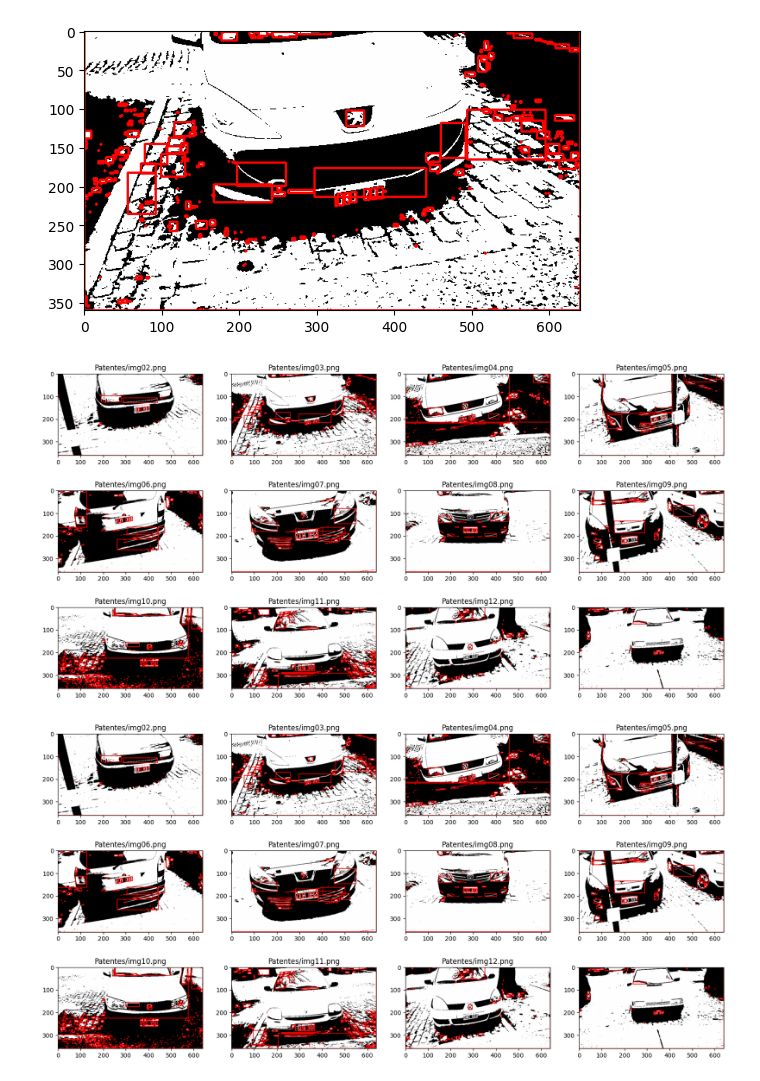
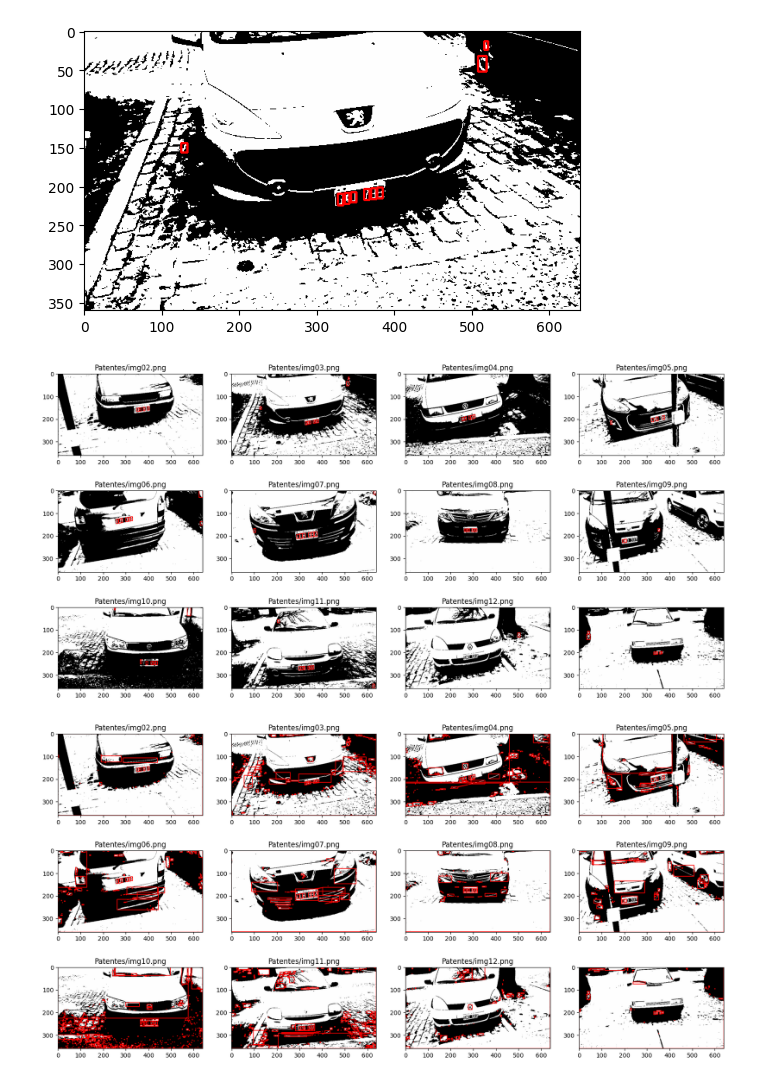
Before and after one commit to augustofarias2/TP2-Imagenes, a Jupyter notebook: prueba.ipynb, the cells around one changed output. Saved outputs shown, nothing was run; the diff lists cells and outputs as text; code cells hidden in the pictures.

```diff
--- a/prueba.ipynb
+++ b/prueba.ipynb
@@ -7,36 +7,36 @@ def detect_pattent(img):
     # Load the image
     img = cv2.imread(img)
     # Convert to grayscale
     gray = cv2.cvtColor(img, cv2.COLOR_BGR2GRAY)
 
     # Thresholding
     _, thresh = cv2.threshold(gray, 100, 254, cv2.THRESH_OTSU)
 
     # Morphological Opening
     B = cv2.getStructuringElement(cv2.MORPH_RECT, (2, 2))
     Aop = cv2.morphologyEx(thresh, cv2.MORPH_CLOSE, B)
     Acl = cv2.morphologyEx(Aop, cv2.MORPH_CLOSE, B)
 
     # Find connected components and draw rectangles
     num_labels, labels, stats, centroids  = cv2.connectedComponentsWithStats(thresh, 4, cv2.CV_32S)
 
     # Convert to uint8 and use BGR color
     img_for_drawing = cv2.cvtColor(thresh, cv2.COLOR_GRAY2RGB)
 
     for st in stats:
         ratio = st[2] / st[3]
-        #if 0.3 < ratio < 0.7 and 3 < st[2] < 29 and 10 < st[3] < 40:
-        cv2.rectangle(img_for_drawing, (st[0], st[1]), (st[0] + st[2], st[1] + st[3]), color=(255, 0, 0), thickness=2)
+        if 0.3 < ratio < 0.7 and 3 < st[2] < 29 and 10 < st[3] < 40: #Podes jugar con estos parámetros Pato
+            cv2.rectangle(img_for_drawing, (st[0], st[1]), (st[0] + st[2], st[1] + st[3]), color=(255, 0, 0), thickness=2)
 
     return img_for_drawing
 
 img_path = 'Patentes/img02.png'
 result_image = detect_pattent(img_path)
 
 plt.imshow(result_image, cmap='gray')
 plt.show()
 # %% [output]
-[figure, old version]
+[figure, new version]
 # %%
 plt.figure(figsize=(20,10))
 
@@ -50,7 +50,7 @@ for i in range (1,13):
     # cv2.drawContours(canvas, countors, -1, (0,255,0), 2)
 plt.show()
 # %% [output]
-[figure, old version]
+[figure, new version]
 # %%
 plt.figure(figsize=(20,10))
 
```
